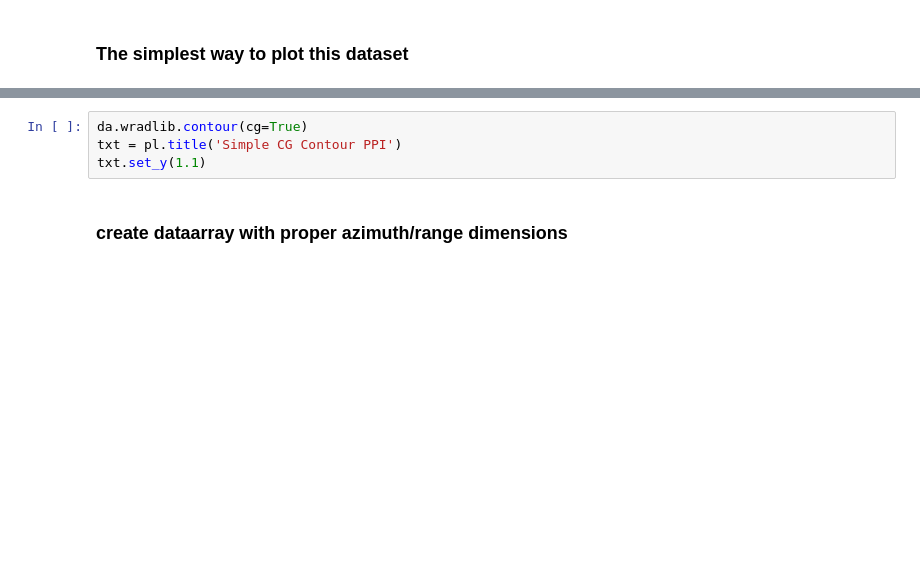
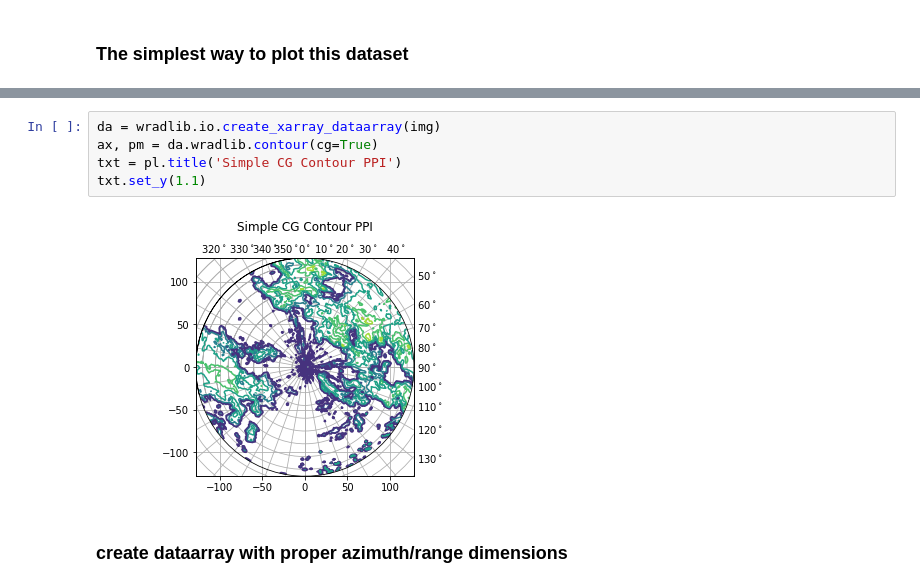
Before and after one commit to wradlib/wradlib-notebooks, a Jupyter notebook: notebooks/visualisation/wradlib_plot_ppi_xarray.ipynb, the cells around one changed output, grey strips where cells are left out. Saved outputs shown, nothing was run; the diff lists cells and outputs as text; blank space fills up the shorter version.

```diff
--- a/notebooks/visualisation/wradlib_plot_ppi_xarray.ipynb
+++ b/notebooks/visualisation/wradlib_plot_ppi_xarray.ipynb
@@ -59,9 +81,12 @@ txt = pl.title('Simple Contour PPI')
 # %% [output]
 [figure]
 # %%
-da.wradlib.contour(cg=True)
+da = wradlib.io.create_xarray_dataarray(img)
+ax, pm = da.wradlib.contour(cg=True)
 txt = pl.title('Simple CG Contour PPI')
 txt.set_y(1.1)
+# %% [output]
+[figure, added]
 # %% [markdown]
 ### create dataarray with proper azimuth/range dimensions
 # %%
```
Also changed, not shown: parts of 14 cells of this notebook, 2 other files.
